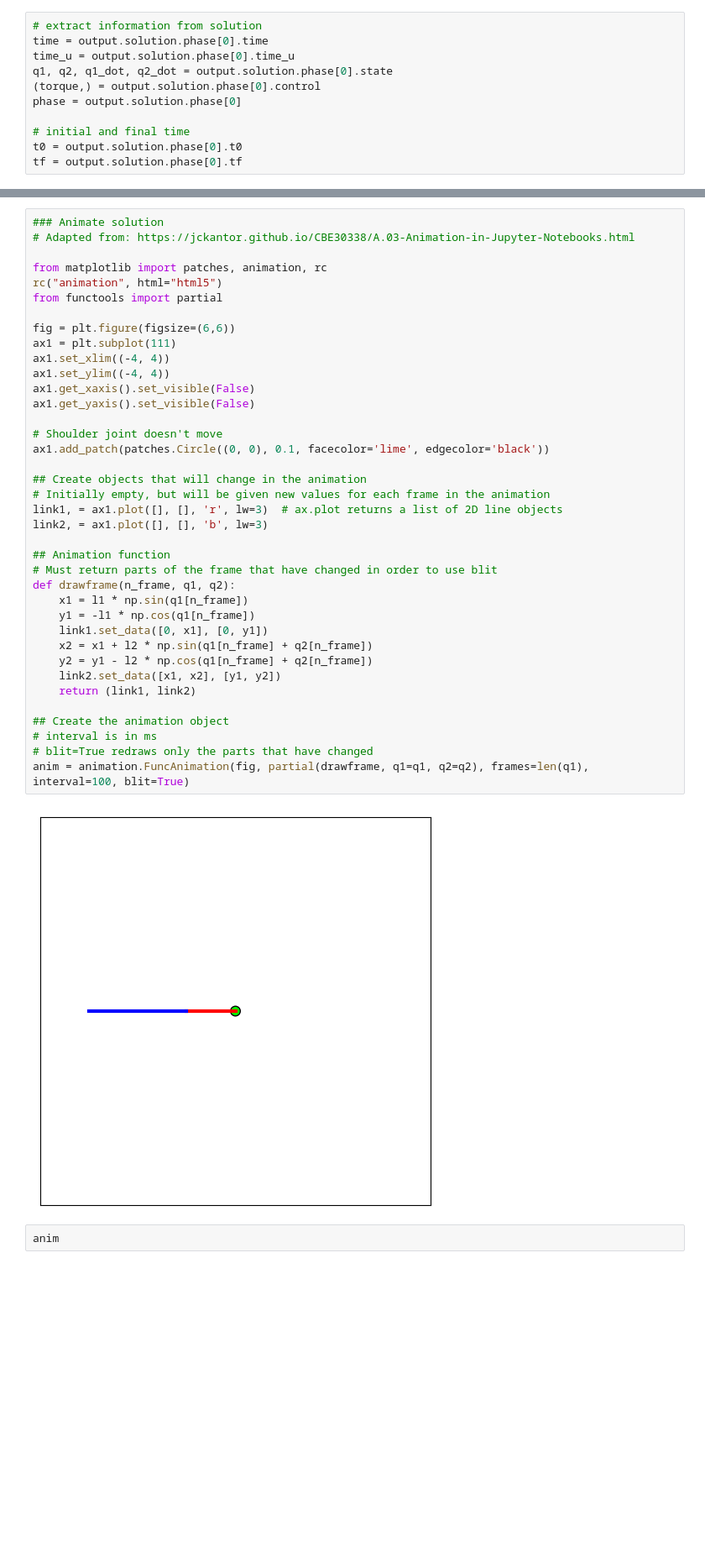
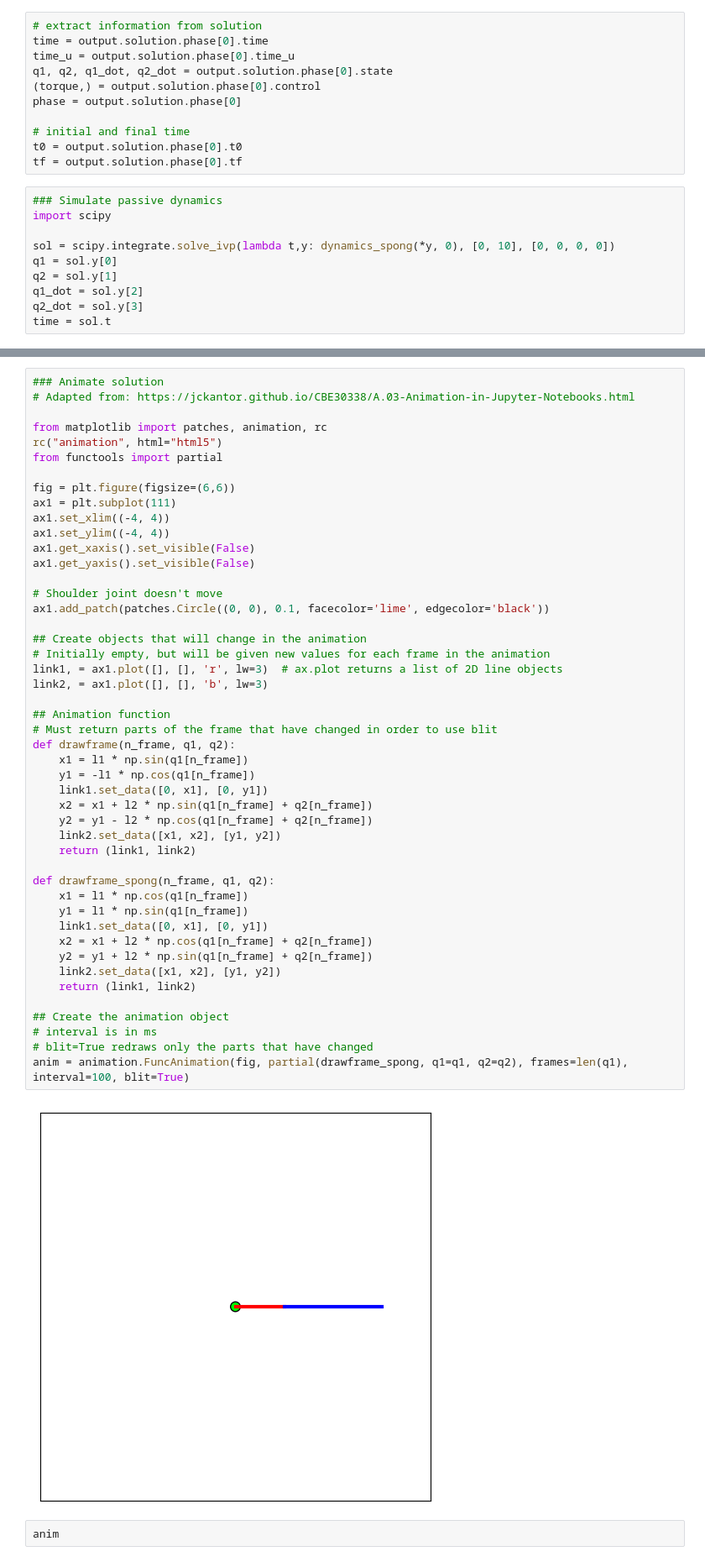
Before and after one commit to aneesas/1632-project, a Jupyter notebook: acrobot_yapss.ipynb, the cells around one changed output, grey strips where cells are left out. Shown at 84% size. Cells and saved outputs as stored; diff of their text form; blank space fills up the shorter version.

Commit message:
Comparing dynamics with Hakan, simulating without YAPSS

```diff
--- a/acrobot_yapss.ipynb
+++ b/acrobot_yapss.ipynb
@@ -151,6 +222,16 @@ phase = output.solution.phase[0]
 # initial and final time
 t0 = output.solution.phase[0].t0
 tf = output.solution.phase[0].tf
+# %%
+### Simulate passive dynamics
+import scipy
+
+sol = scipy.integrate.solve_ivp(lambda t,y: dynamics_spong(*y, 0), [0, 10], [0, 0, 0, 0])
+q1 = sol.y[0]
+q2 = sol.y[1]
+q1_dot = sol.y[2]
+q2_dot = sol.y[3]
+time = sol.t
 # %%
 # Plot thetas
 plt.figure()
@@ -190,35 +271,44 @@ from functools import partial
 fig = plt.figure(figsize=(6,6))
 ax1 = plt.subplot(111)
 ax1.set_xlim((-4, 4))
 ax1.set_ylim((-4, 4))
 ax1.get_xaxis().set_visible(False)
 ax1.get_yaxis().set_visible(False)
 
 # Shoulder joint doesn't move
 ax1.add_patch(patches.Circle((0, 0), 0.1, facecolor='lime', edgecolor='black'))
 
 ## Create objects that will change in the animation
 # Initially empty, but will be given new values for each frame in the animation
 link1, = ax1.plot([], [], 'r', lw=3)  # ax.plot returns a list of 2D line objects
 link2, = ax1.plot([], [], 'b', lw=3)
 
 ## Animation function
 # Must return parts of the frame that have changed in order to use blit
 def drawframe(n_frame, q1, q2):
     x1 = l1 * np.sin(q1[n_frame])
     y1 = -l1 * np.cos(q1[n_frame])
     link1.set_data([0, x1], [0, y1])
     x2 = x1 + l2 * np.sin(q1[n_frame] + q2[n_frame])
     y2 = y1 - l2 * np.cos(q1[n_frame] + q2[n_frame])
     link2.set_data([x1, x2], [y1, y2])
     return (link1, link2)
 
+def drawframe_spong(n_frame, q1, q2):
+    x1 = l1 * np.cos(q1[n_frame])
+    y1 = l1 * np.sin(q1[n_frame])
+    link1.set_data([0, x1], [0, y1])
+    x2 = x1 + l2 * np.cos(q1[n_frame] + q2[n_frame])
+    y2 = y1 + l2 * np.sin(q1[n_frame] + q2[n_frame])
+    link2.set_data([x1, x2], [y1, y2])
+    return (link1, link2)
+
 ## Create the animation object
 # interval is in ms
 # blit=True redraws only the parts that have changed
-anim = animation.FuncAnimation(fig, partial(drawframe, q1=q1, q2=q2), frames=len(q1), interval=100, blit=True)
+anim = animation.FuncAnimation(fig, partial(drawframe_spong, q1=q1, q2=q2), frames=len(q1), interval=100, blit=True)
 # %% [output]
-[figure, old version]
+[figure, new version]
 # %%
 anim
 # %% [output]
```
Also changed, not shown: parts of 9 cells of this notebook, 1 other file.
